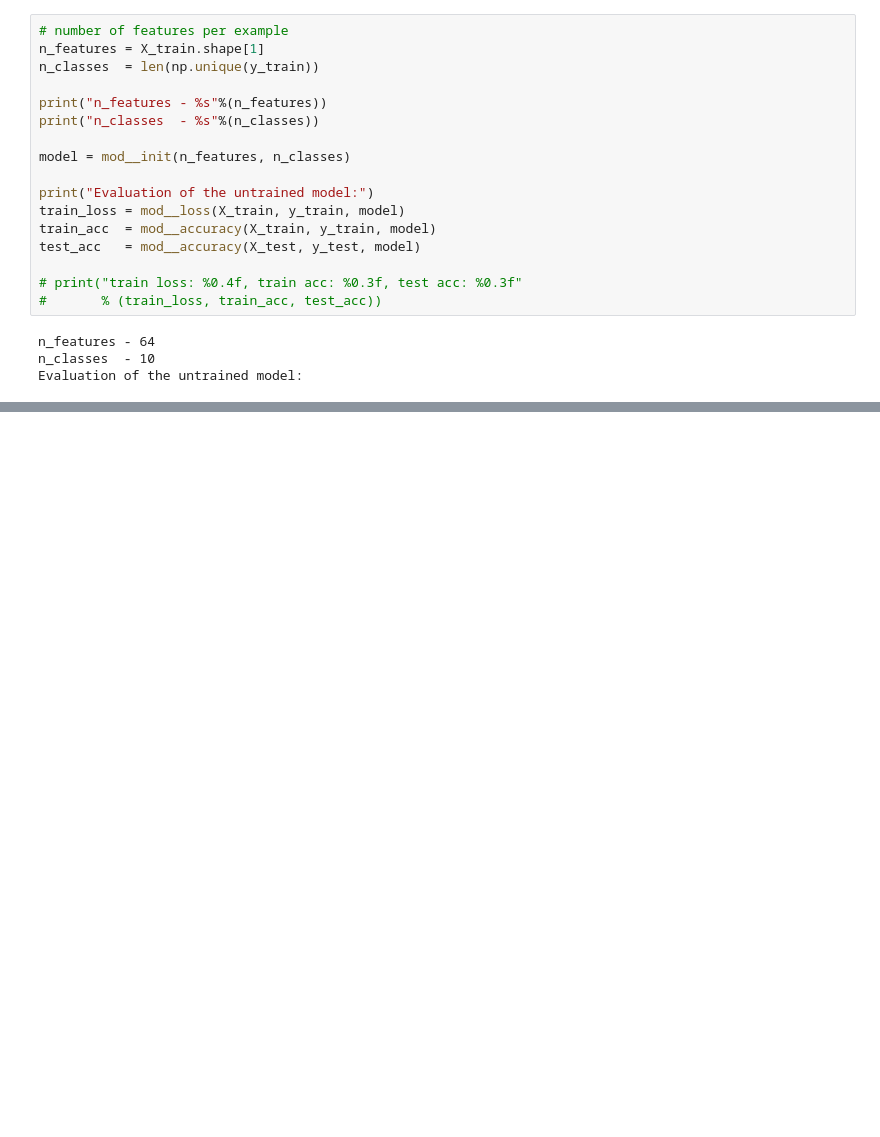
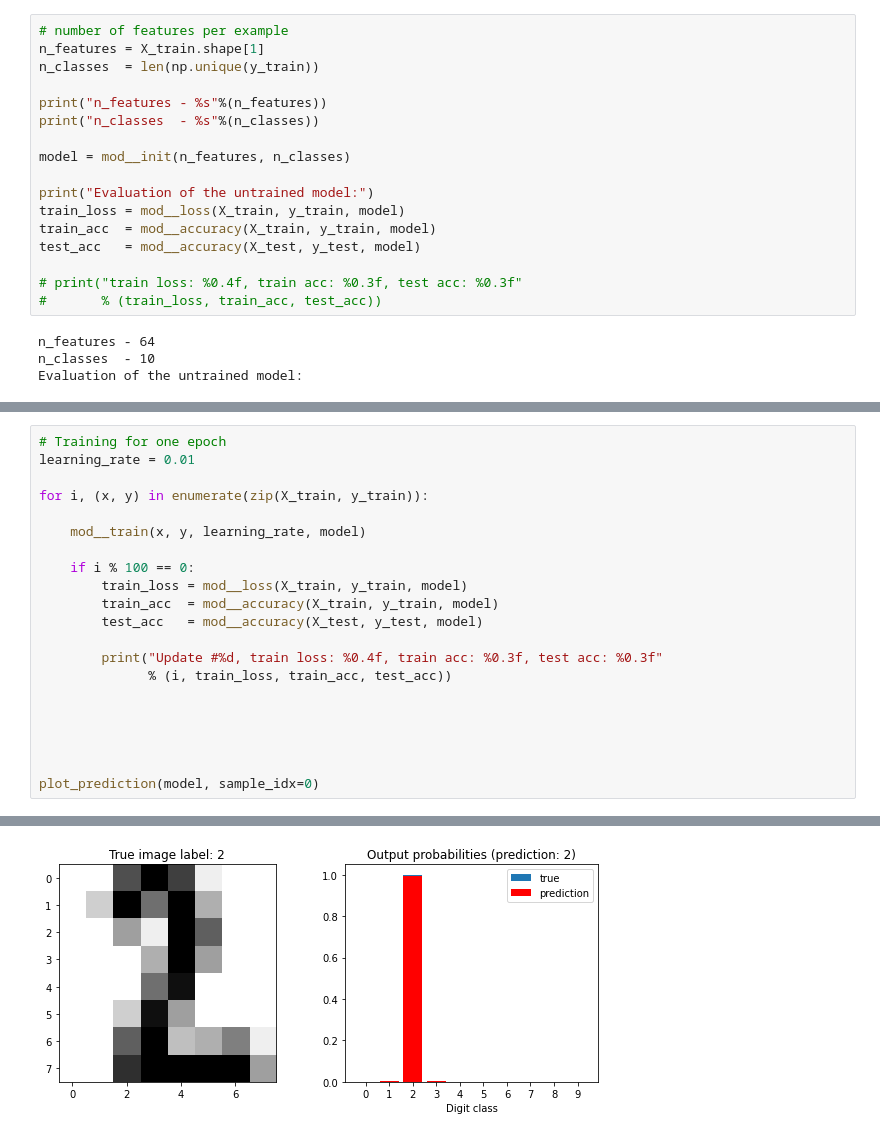
Before and after one commit to mm-ten/reinforcer, a Jupyter notebook: backpropagation_numpy.ipynb, the cells around one changed output, grey strips where cells are left out. Saved outputs shown, nothing was run; the diff lists cells and outputs as text; blank space fills up the shorter version.

```diff
--- a/backpropagation_numpy.ipynb
+++ b/backpropagation_numpy.ipynb
@@ -331,0 +411,22 @@ Evaluation of the untrained model:
+# %%
+# Training for one epoch
+learning_rate = 0.01
+
+for i, (x, y) in enumerate(zip(X_train, y_train)):
+
+    mod__train(x, y, learning_rate, model)
+
+    if i % 100 == 0:
+        train_loss = mod__loss(X_train, y_train, model)
+        train_acc  = mod__accuracy(X_train, y_train, model)
+        test_acc   = mod__accuracy(X_test, y_test, model)
+
+        print("Update #%d, train loss: %0.4f, train acc: %0.3f, test acc: %0.3f"
+              % (i, train_loss, train_acc, test_acc))
+
+
+
+
+
+plot_prediction(model, sample_idx=0)
+# %% [output]
@@ -331,0 +449 @@ Evaluation of the untrained model:
+[figure, added]
```
Also changed, not shown: parts of 10 cells of this notebook.
